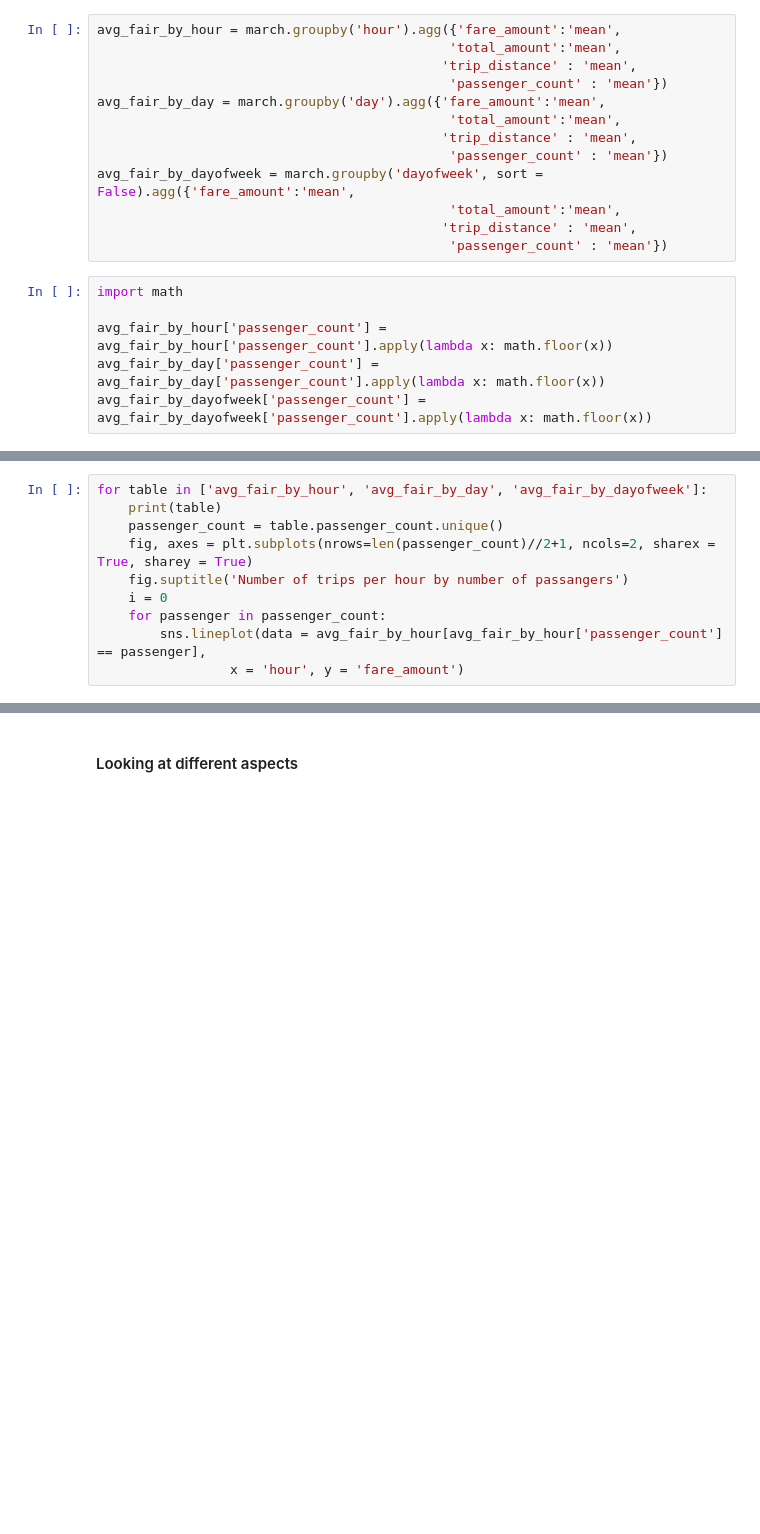
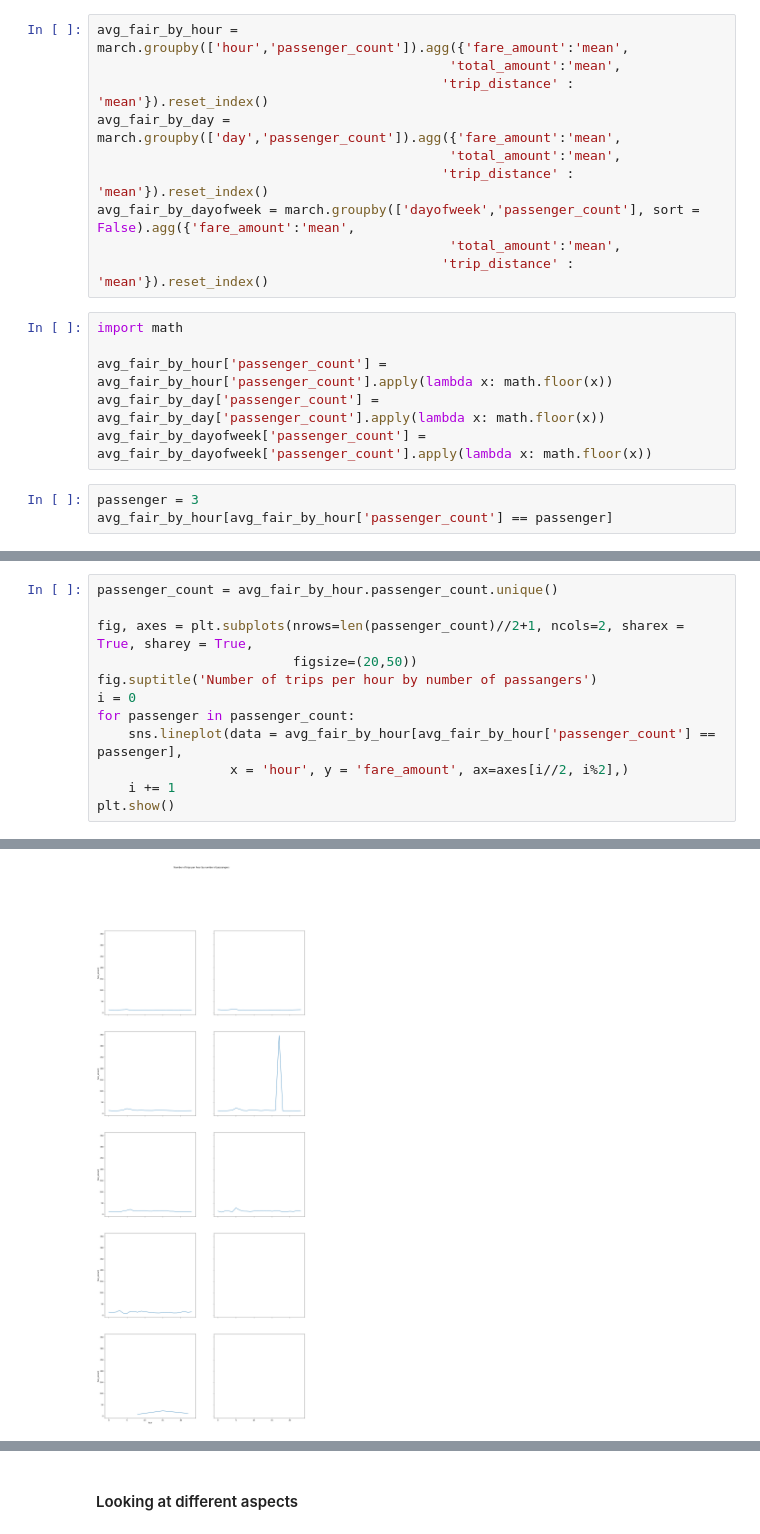
Before and after one commit to Julianna-szabo/Python_Final_Project, a Jupyter notebook: Viki.ipynb, the cells around one changed output, grey strips where cells are left out. Cells and saved outputs as stored; diff of their text form; blank space fills up the shorter version.

Commit message:
added all the figures for the first part

```diff
--- a/Viki.ipynb
+++ b/Viki.ipynb
@@ -278,21 +288,21 @@ march_by_dayofweek.plot()
 Looks like even March was affected by COVID already as you can see that the numbers drastically decreased around the 12th or the 13th. Maybe it would be better to include data from end of February and beginning March to be able to have fully unbiased data.
 There other graphs show that there is something worth analysing here, so they will be looked at in further detail later on.
 # %%
-avg_fair_by_hour = march.groupby('hour').agg({'fare_amount':'mean',
+avg_fair_by_hour = march.groupby(['hour','passenger_count']).agg({'fare_amount':'mean',
                                              'total_amount':'mean',
-                                            'trip_distance' : 'mean',
-                                             'passenger_count' : 'mean'})
-avg_fair_by_day = march.groupby('day').agg({'fare_amount':'mean',
+                                            'trip_distance' : 'mean'}).reset_index()
+avg_fair_by_day = march.groupby(['day','passenger_count']).agg({'fare_amount':'mean',
                                              'total_amount':'mean',
-                                            'trip_distance' : 'mean',
-                                             'passenger_count' : 'mean'})
-avg_fair_by_dayofweek = march.groupby('dayofweek', sort = False).agg({'fare_amount':'mean',
+                                            'trip_distance' : 'mean'}).reset_index()
+avg_fair_by_dayofweek = march.groupby(['dayofweek','passenger_count'], sort = False).agg({'fare_amount':'mean',
                                              'total_amount':'mean',
-                                            'trip_distance' : 'mean',
-                                             'passenger_count' : 'mean'})
+                                            'trip_distance' : 'mean'}).reset_index()
 # %%
 import math
 
 avg_fair_by_hour['passenger_count'] = avg_fair_by_hour['passenger_count'].apply(lambda x: math.floor(x))
 avg_fair_by_day['passenger_count'] = avg_fair_by_day['passenger_count'].apply(lambda x: math.floor(x))
 avg_fair_by_dayofweek['passenger_count'] = avg_fair_by_dayofweek['passenger_count'].apply(lambda x: math.floor(x))
+# %%
+passenger = 3
+avg_fair_by_hour[avg_fair_by_hour['passenger_count'] == passenger]
@@ -299,11 +327,13 @@ avg_fair_by_dayofweek['passenger_count'] = avg_fair_by_dayofweek['passenger_coun
 # %%
-for table in ['avg_fair_by_hour', 'avg_fair_by_day', 'avg_fair_by_dayofweek']:
-    print(table)
-    passenger_count = table.passenger_count.unique()
-    fig, axes = plt.subplots(nrows=len(passenger_count)//2+1, ncols=2, sharex = True, sharey = True)
-    fig.suptitle('Number of trips per hour by number of passangers')
-    i = 0
-    for passenger in passenger_count:
-        sns.lineplot(data = avg_fair_by_hour[avg_fair_by_hour['passenger_count'] == passenger],
-                 x = 'hour', y = 'fare_amount')
+passenger_count = avg_fair_by_hour.passenger_count.unique()
+
+fig, axes = plt.subplots(nrows=len(passenger_count)//2+1, ncols=2, sharex = True, sharey = True,
+                         figsize=(20,50))
+fig.suptitle('Number of trips per hour by number of passangers')
+i = 0
+for passenger in passenger_count:
+    sns.lineplot(data = avg_fair_by_hour[avg_fair_by_hour['passenger_count'] == passenger],
+                 x = 'hour', y = 'fare_amount', ax=axes[i//2, i%2],)
+    i += 1
+plt.show()
 # %% [output]
@@ -311,0 +340 @@ AttributeError: 'str' object has no attribute 'passenger_count'
+[figure, added]
```
Also changed, not shown: parts of 19 cells of this notebook.
